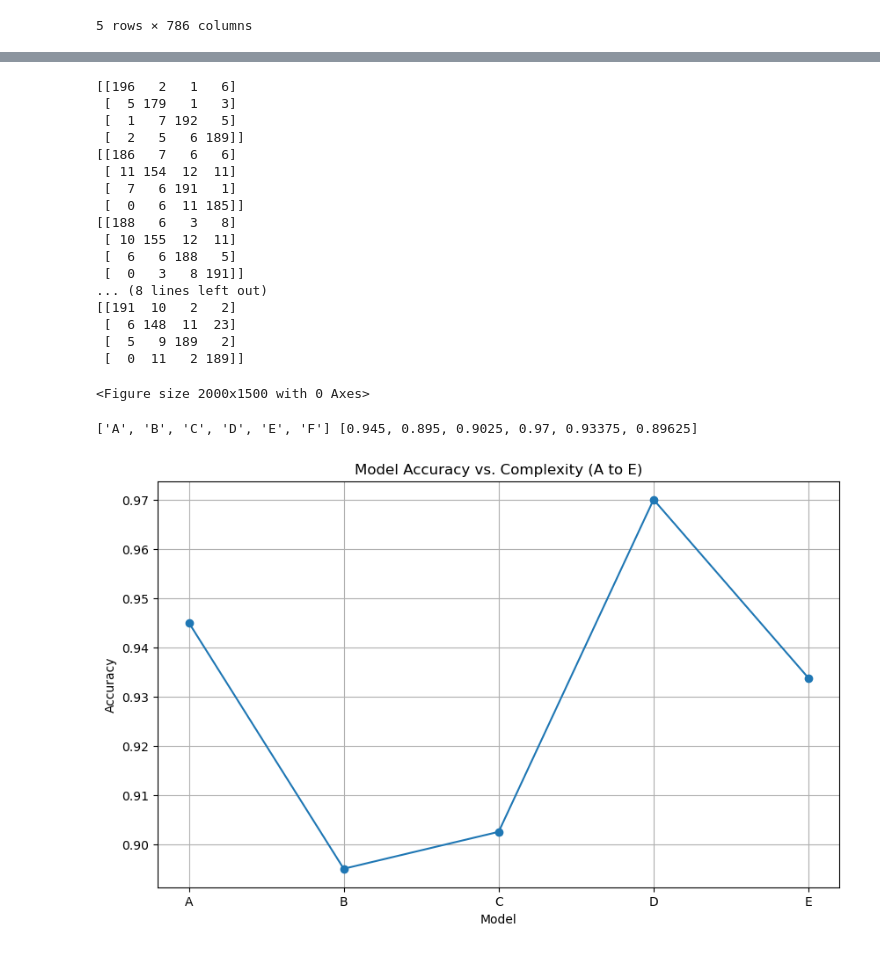
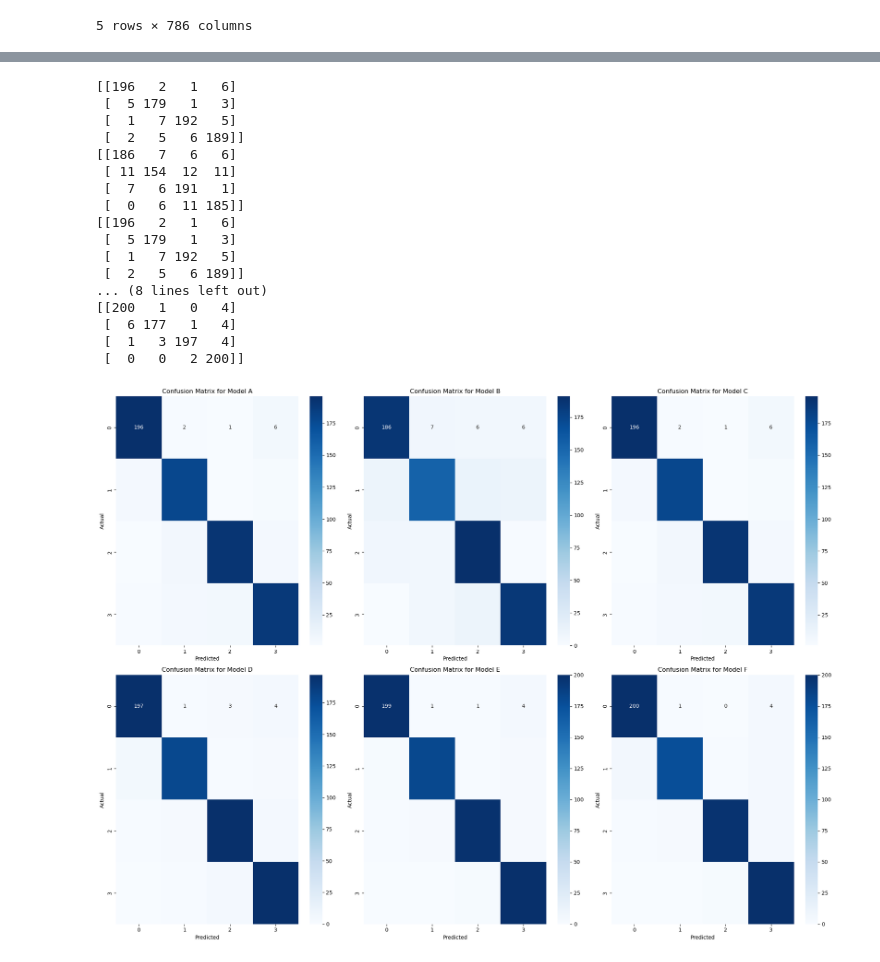
Before and after one commit to giomhern/machine-learning-spring-2024, a Jupyter notebook: week5/hw-notebooks/hw5.ipynb, the cells around one changed output, grey strips where cells are left out. Drawn from its saved outputs; the diff is of its cells as text; code cells hidden in the pictures.

```diff
--- a/week5/hw-notebooks/hw5.ipynb
+++ b/week5/hw-notebooks/hw5.ipynb
@@ -159,65 +153,47 @@ y_test = test_data['response']
 models = {
     "A": RandomForestClassifier(n_estimators=5, random_state=419),
     "B": RandomForestClassifier(n_estimators=5, max_depth=4, random_state=419),
-    "C": RandomForestClassifier(n_estimators=5, ccp_alpha=0.01, random_state=419),
-    "D": RandomForestClassifier(n_estimators=50, max_depth=10, random_state=419),
-    "E": RandomForestClassifier(n_estimators=50, ccp_alpha=0.01, random_state=419),
-    "F": AdaBoostClassifier(random_state=419)
+    "C": RandomForestClassifier(n_estimators=5, ccp_alpha=0.0001, random_state=419),
+    "D": RandomForestClassifier(n_estimators=50, max_depth=8, random_state=419),
+    "E": RandomForestClassifier(n_estimators=50, ccp_alpha=0.0001, random_state=419),
+    "F": GradientBoostingClassifier(n_estimators=50, random_state=419)
 }
 
 confusion_matrices = {}
 model_accuracies = {}
 plt.figure(figsize=(20, 15))
 for idx, (name, model) in enumerate(models.items()):
     model.fit(X_train, y_train)
     y_pred = model.predict(X_test)
     confusion_matrices[name] = confusion_matrix(y_test, y_pred)
     model_accuracies[name] = accuracy_score(y_test, y_pred)
     print(confusion_matrices[name])
-    """plt.subplot(2, 3, idx + 1)
+    plt.subplot(2, 3, idx + 1)
     sns.heatmap(confusion_matrices[name], annot=True, fmt='g', cmap="Blues")  # 'g' ensures all numbers are displayed
     plt.title('Confusion Matrix for Model ' + name)
     plt.ylabel('Actual')
-    plt.xlabel('Predicted')"""
+    plt.xlabel('Predicted')
+
 
 
 plt.tight_layout()
 plt.show()
 # %% [output]
 [[196   2   1   6]
  [  5 179   1   3]
  [  1   7 192   5]
  [  2   5   6 189]]
 [[186   7   6   6]
  [ 11 154  12  11]
  [  7   6 191   1]
  [  0   6  11 185]]
-[[188   6   3   8]
- [ 10 155  12  11]
- [  6   6 188   5]
- [  0   3   8 191]]
+[[196   2   1   6]
+ [  5 179   1   3]
+ [  1   7 192   5]
+ [  2   5   6 189]]
 ... (8 lines left out)
-[[191  10   2   2]
- [  6 148  11  23]
- [  5   9 189   2]
- [  0  11   2 189]]
+[[200   1   0   4]
+ [  6 177   1   4]
+ [  1   3 197   4]
+ [  0   0   2 200]]
-<Figure size 2000x1500 with 0 Axes>
+[figure, added]
-# %%
-model_names = list(model_accuracies.keys())
-accuracies = list(model_accuracies.values())
-print(model_names, accuracies)
-
-model_names = model_names[:-1]
-accuracies = accuracies[:-1]
-
-
-plt.figure(figsize=(10, 6))
-plt.plot(model_names, accuracies, marker='o')
-plt.title('Model Accuracy vs. Complexity (A to E)')
-plt.xlabel('Model')
-plt.ylabel('Accuracy')
-plt.grid(True)
-plt.show()
-# %% [output]
-['A', 'B', 'C', 'D', 'E', 'F'] [0.945, 0.895, 0.9025, 0.97, 0.93375, 0.89625]
-[figure, removed]
```
Also changed, not shown: parts of 8 cells of this notebook, 1 other file.
